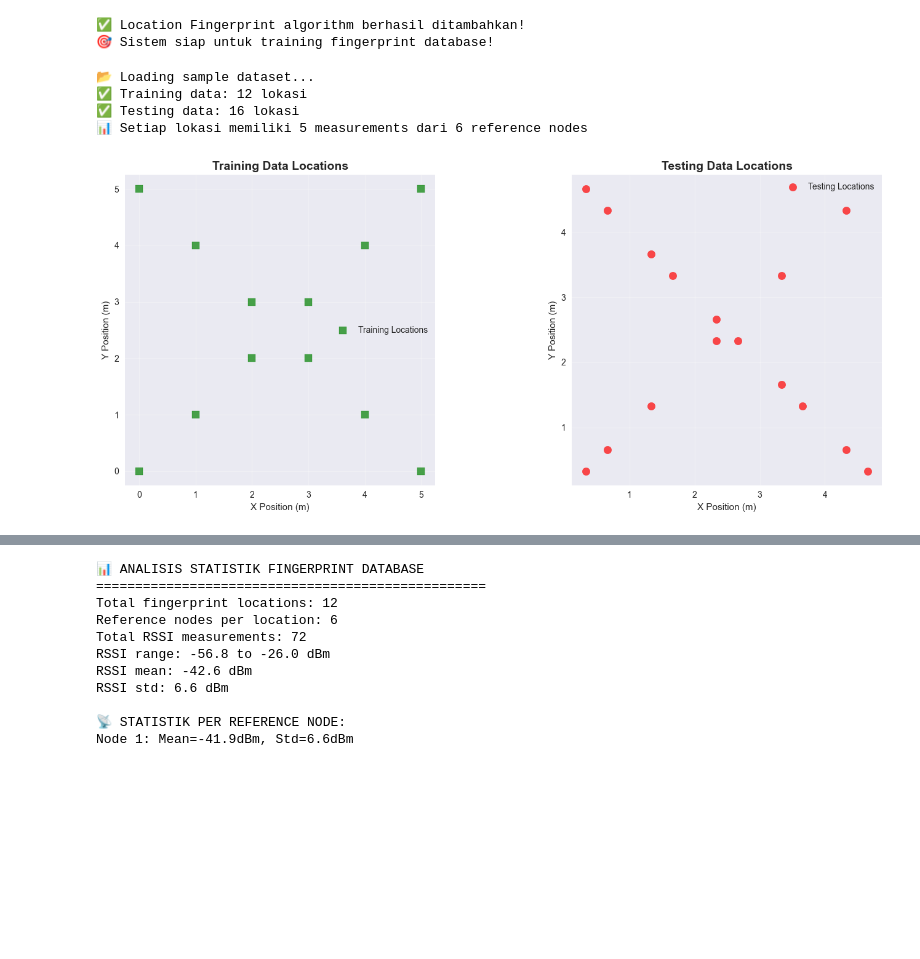
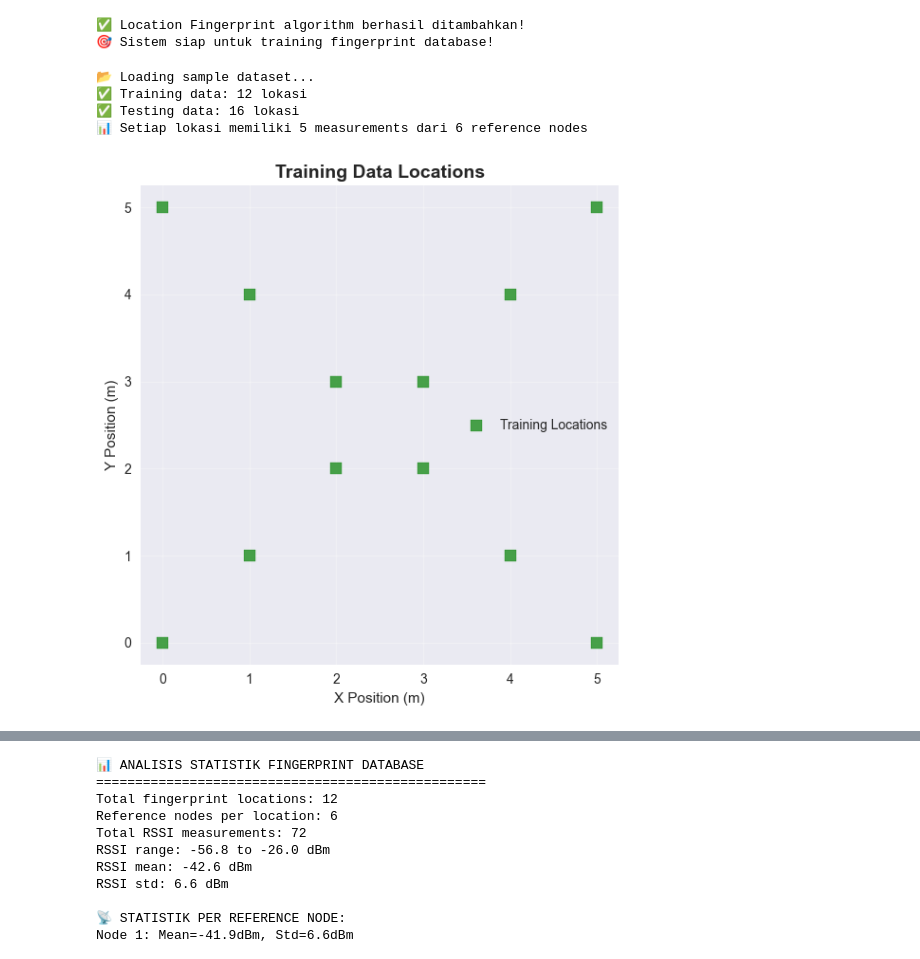
Before and after one commit to bemeeek/cetasense-v2.0, a Jupyter notebook: loc-algorithm-2/fix.ipynb, the cells around one changed output, grey strips where cells are left out. Cells and saved outputs as stored; diff of their text form; code cells hidden in the pictures; blank space fills up the shorter version.

```diff
--- a/loc-algorithm-2/fix.ipynb
+++ b/loc-algorithm-2/fix.ipynb
@@ -610,52 +611,51 @@ def load_sample_dataset():
     (0.33, 4.66): [
         [-47, -43, -30, -47, -36, -45],
         [-47, -50, -30, -47, -37, -45],
         [-44, -49, -30, -47, -35, -49],
         [-45, -51, -29, -49, -36, -49],
         [-44, -58, -30, -52, -34, -48],
     ]
 
     }
 
     print(f"✅ Training data: {len(training_data)} lokasi")
     print(f"✅ Testing data: {len(testing_data)} lokasi")
     print(f"📊 Setiap lokasi memiliki 5 measurements dari 6 reference nodes")
 
     return training_data, testing_data
 
 # Load dataset
 training_data, testing_data = load_sample_dataset()
-
-# Visualisasi data distribution
-fig, (ax1, ax2) = plt.subplots(1, 2, figsize=(15, 6))
-
-# Training data locations
+# Plot Training Data
+fig_train, ax_train = plt.subplots(figsize=(8, 6))
 train_x = [loc[0] for loc in training_data.keys()]
 train_y = [loc[1] for loc in training_data.keys()]
-ax1.scatter(train_x, train_y, c='green', s=80, marker='s', alpha=0.7, label='Training Locations')
-ax1.set_title('Training Data Locations', fontsize=14, fontweight='bold')
-ax1.grid(True, alpha=0.3)
-ax1.set_xlabel('X Position (m)')
-ax1.set_ylabel('Y Position (m)')
-ax1.legend()
-ax1.set_aspect('equal')
+ax_train.scatter(train_x, train_y, c='green', s=80, marker='s', alpha=0.7, label='Training Locations')
+ax_train.set_title('Training Data Locations', fontsize=14, fontweight='bold')
+ax_train.grid(True, alpha=0.3)
+ax_train.set_xlabel('X Position (m)')
+ax_train.set_ylabel('Y Position (m)')
+ax_train.legend()
+ax_train.set_aspect('equal')
+plt.tight_layout()
+plt.show()
 
-# Testing data locations
+# Plot Testing Data
+fig_test, ax_test = plt.subplots(figsize=(8, 6))
 test_x = [loc[0] for loc in testing_data.keys()]
 test_y = [loc[1] for loc in testing_data.keys()]
-ax2.scatter(test_x, test_y, c='red', s=80, marker='o', alpha=0.7, label='Testing Locations')
-ax2.set_title('Testing Data Locations', fontsize=14, fontweight='bold')
-ax2.grid(True, alpha=0.3)
-ax2.set_xlabel('X Position (m)')
-ax2.set_ylabel('Y Position (m)')
-ax2.legend()
-ax2.set_aspect('equal')
-
+ax_test.scatter(test_x, test_y, c='red', s=80, marker='o', alpha=0.7, label='Testing Locations')
+ax_test.set_title('Testing Data Locations', fontsize=14, fontweight='bold')
+ax_test.grid(True, alpha=0.3)
+ax_test.set_xlabel('X Position (m)')
+ax_test.set_ylabel('Y Position (m)')
+ax_test.legend()
+ax_test.set_aspect('equal')
 plt.tight_layout()
 plt.show()
 # %% [output]
 📂 Loading sample dataset...
 ✅ Training data: 12 lokasi
 ✅ Testing data: 16 lokasi
 📊 Setiap lokasi memiliki 5 measurements dari 6 reference nodes
-[figure, old version]
+[figure, new version]
```
Also changed, not shown: parts of 9 cells of this notebook, 12 other files.
